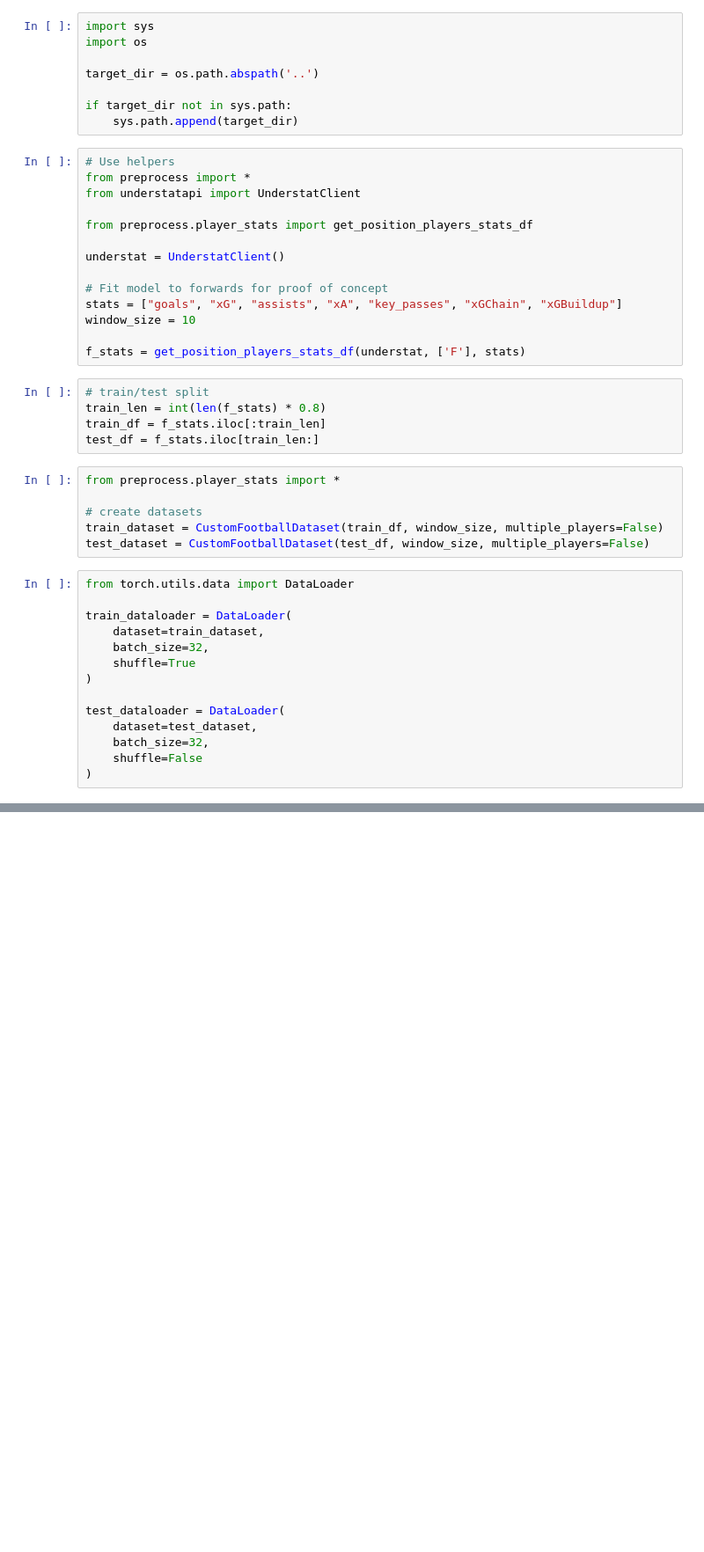
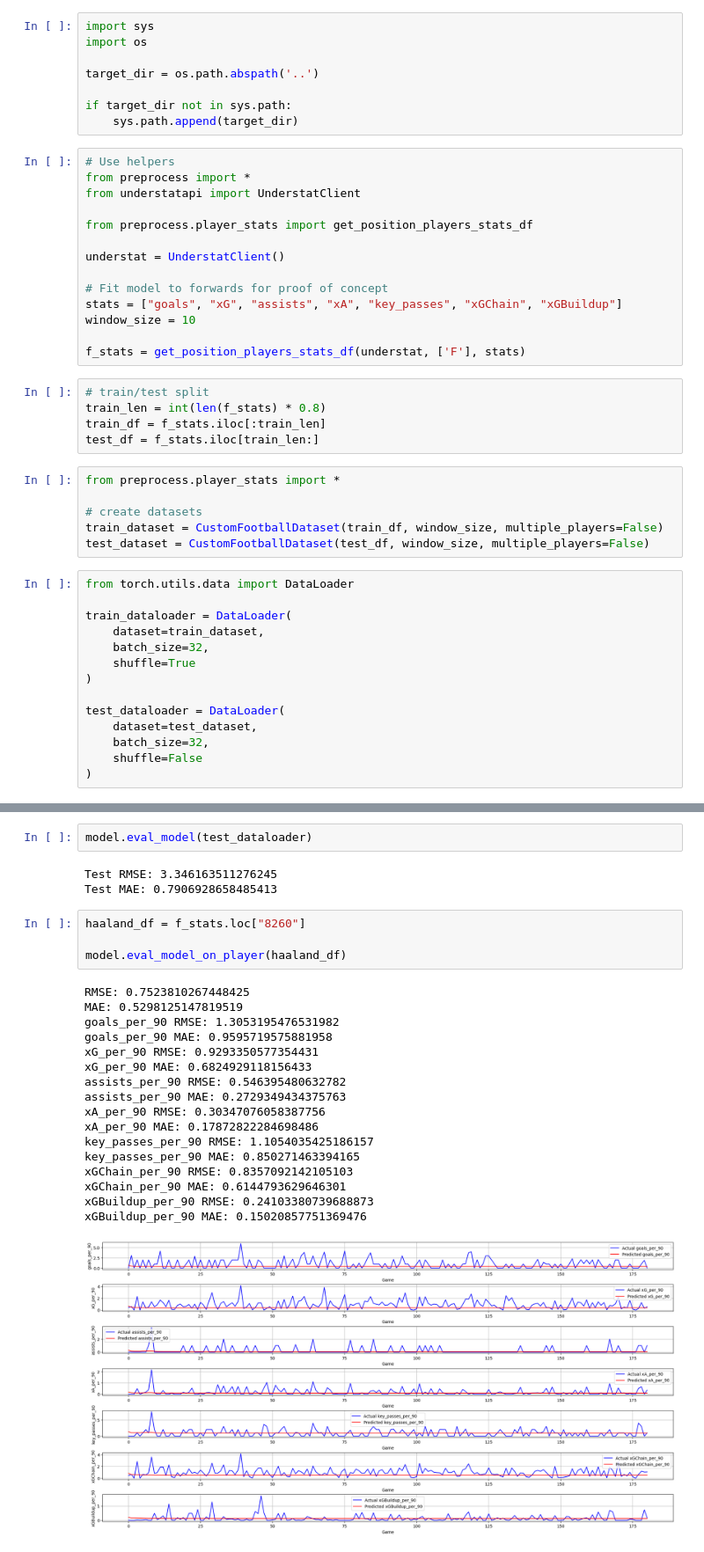
Before and after one commit to lanceHEN/Transfer-Value-Predictions, a Jupyter notebook: src/models/lstm.ipynb, the cells around one changed output, grey strips where cells are left out. Shown at 88% size. Drawn from its saved outputs; the diff is of its cells as text; blank space fills up the shorter version.

Commit message:
Added player curve evaluation method

```diff
--- a/src/models/lstm.ipynb
+++ b/src/models/lstm.ipynb
@@ -81,0 +82,27 @@ Test total loss: 1375.1357316374779
+# %%
+model.eval_model(test_dataloader)
+# %% [output]
+Test RMSE: 3.346163511276245
+Test MAE: 0.7906928658485413
+# %%
+haaland_df = f_stats.loc["8260"]
+
+model.eval_model_on_player(haaland_df)
+# %% [output]
+RMSE: 0.7523810267448425
+MAE: 0.5298125147819519
+goals_per_90 RMSE: 1.3053195476531982
+goals_per_90 MAE: 0.9595719575881958
+xG_per_90 RMSE: 0.9293350577354431
+xG_per_90 MAE: 0.6824929118156433
+assists_per_90 RMSE: 0.546395480632782
+assists_per_90 MAE: 0.2729349434375763
+xA_per_90 RMSE: 0.30347076058387756
+xA_per_90 MAE: 0.17872822284698486
+key_passes_per_90 RMSE: 1.1054035425186157
+key_passes_per_90 MAE: 0.850271463394165
+xGChain_per_90 RMSE: 0.8357092142105103
+xGChain_per_90 MAE: 0.6144793629646301
+xGBuildup_per_90 RMSE: 0.24103380739688873
+xGBuildup_per_90 MAE: 0.15020857751369476
+[figure, added]
```
Also changed, not shown: parts of 3 cells of this notebook, 1 other file.
